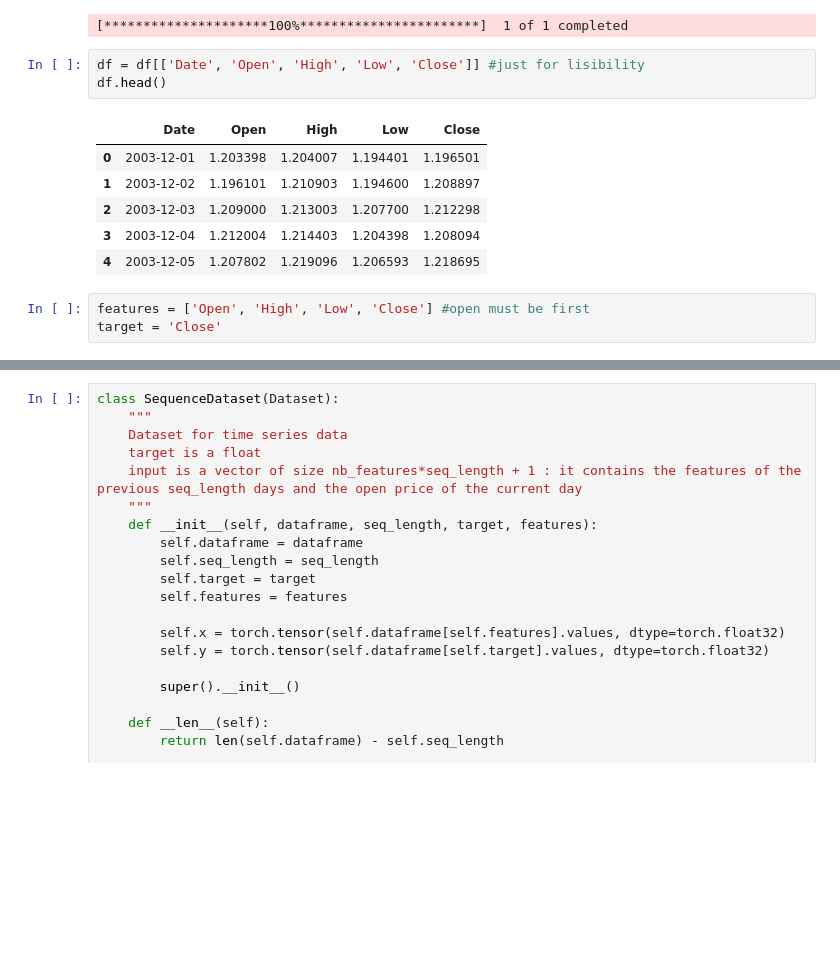
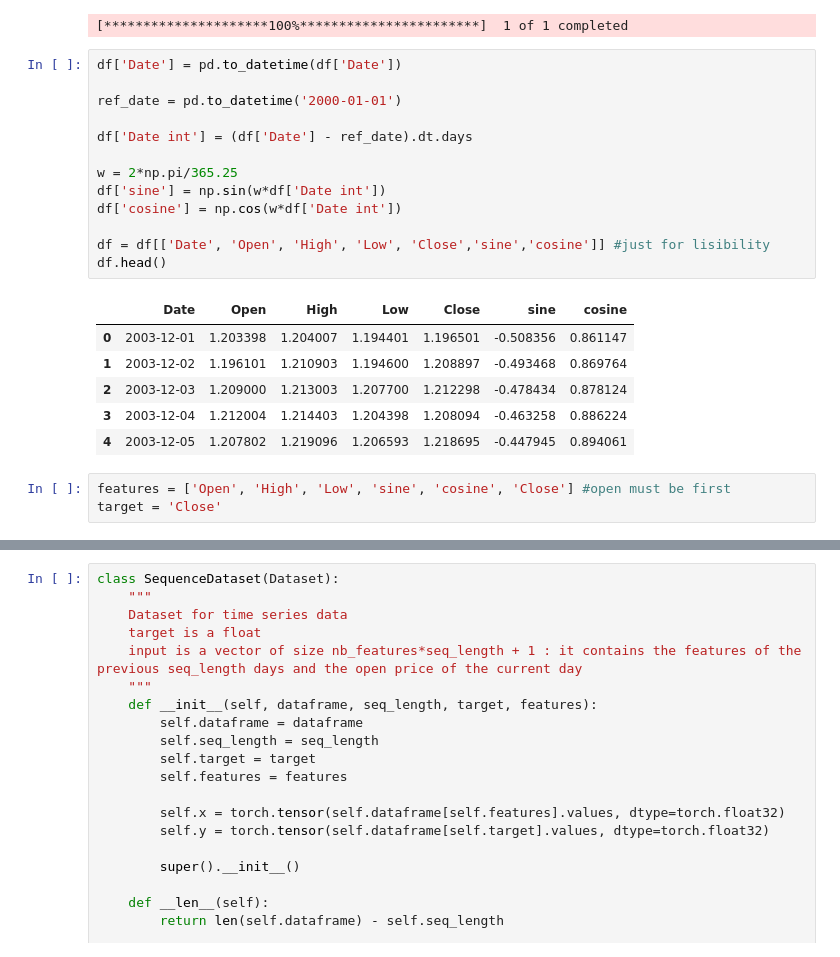
Before and after one commit to PierreJ45/QuantumEmbedding, a Jupyter notebook: lstm.ipynb, the cells around one changed output, grey strips where cells are left out. Cells and saved outputs as stored; diff of their text form; blank space fills up the shorter version.

```diff
--- a/lstm.ipynb
+++ b/lstm.ipynb
@@ -33,17 +57,27 @@ df.columns = [col[0] for col in df.columns]
 df = df.reset_index()
 # %% [output]
 [*********************100%***********************]  1 of 1 completed
-# %%
-df = df[['Date', 'Open', 'High', 'Low', 'Close']] #just for lisibility
-df.head()
-# %% [output]
-|  | Date | Open | High | Low | Close |
-| 0 | 2003-12-01 | 1.203398 | 1.204007 | 1.194401 | 1.196501 |
-| 1 | 2003-12-02 | 1.196101 | 1.210903 | 1.194600 | 1.208897 |
-| 2 | 2003-12-03 | 1.209000 | 1.213003 | 1.207700 | 1.212298 |
-| 3 | 2003-12-04 | 1.212004 | 1.214403 | 1.204398 | 1.208094 |
-| 4 | 2003-12-05 | 1.207802 | 1.219096 | 1.206593 | 1.218695 |
+# %%
+df['Date'] = pd.to_datetime(df['Date'])
+
+ref_date = pd.to_datetime('2000-01-01')
+
+df['Date int'] = (df['Date'] - ref_date).dt.days
+
+w = 2*np.pi/365.25
+df['sine'] = np.sin(w*df['Date int'])
+df['cosine'] = np.cos(w*df['Date int'])
+
+df = df[['Date', 'Open', 'High', 'Low', 'Close','sine','cosine']] #just for lisibility
+df.head()
+# %% [output]
+|  | Date | Open | High | Low | Close | sine | cosine |
+| 0 | 2003-12-01 | 1.203398 | 1.204007 | 1.194401 | 1.196501 | -0.508356 | 0.861147 |
+| 1 | 2003-12-02 | 1.196101 | 1.210903 | 1.194600 | 1.208897 | -0.493468 | 0.869764 |
+| 2 | 2003-12-03 | 1.209000 | 1.213003 | 1.207700 | 1.212298 | -0.478434 | 0.878124 |
+| 3 | 2003-12-04 | 1.212004 | 1.214403 | 1.204398 | 1.208094 | -0.463258 | 0.886224 |
+| 4 | 2003-12-05 | 1.207802 | 1.219096 | 1.206593 | 1.218695 | -0.447945 | 0.894061 |
 # %%
-features = ['Open', 'High', 'Low', 'Close'] #open must be first
+features = ['Open', 'High', 'Low', 'sine', 'cosine', 'Close'] #open must be first
 target = 'Close'
 # %%
```
Also changed, not shown: parts of 23 cells of this notebook, 1 other file.
